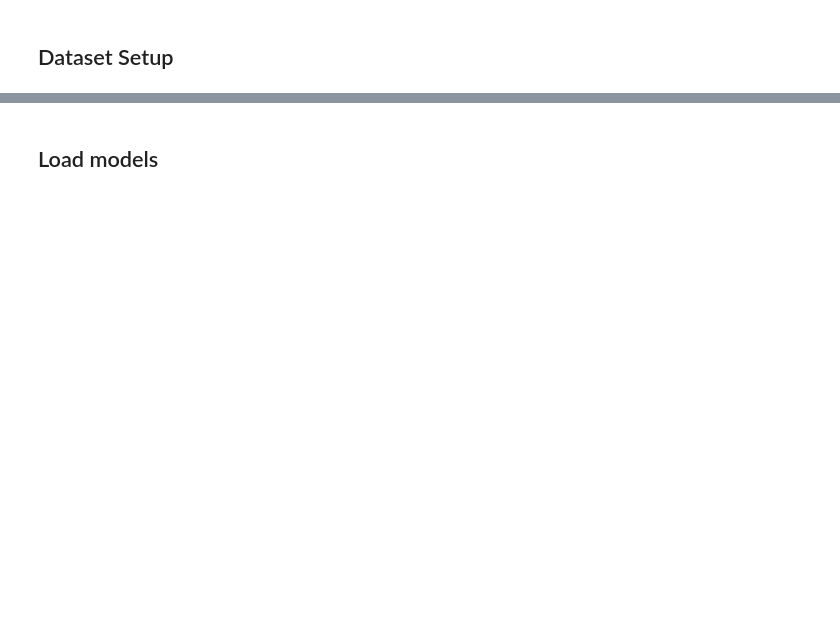
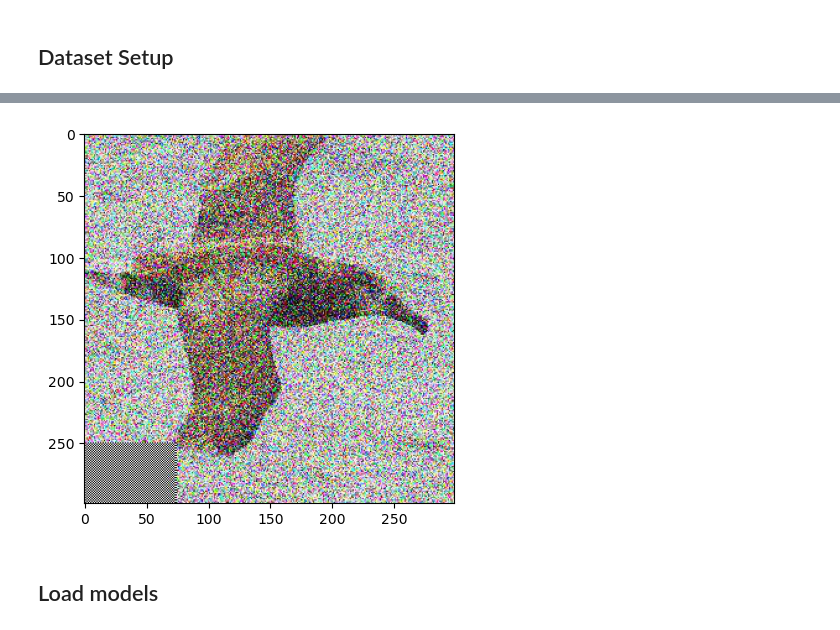
Before and after one commit to naveenr414/Spurious-Concepts, a Jupyter notebook: scripts/Verify Models.ipynb, the cells around one changed output, grey strips where cells are left out. Saved outputs shown, nothing was run; the diff lists cells and outputs as text; code cells hidden in the pictures; blank space fills up the shorter version.

```diff
--- a/scripts/Verify Models.ipynb
+++ b/scripts/Verify Models.ipynb
@@ -122,0 +97,4 @@ Transform is Compose(
+# %%
+for idx,i in enumerate(train_loader_tag):
+    x_tag,y_tag,c_tag = i
+    break
@@ -123,3 +116,7 @@ Transform is Compose(
+# %%
+plot_image(x_tag[0])
+# %% [output]
+[figure, added]
 # %% [markdown]
 ## Load models
 # %%
```
Also changed, not shown: parts of 41 cells of this notebook, 5 other files.
